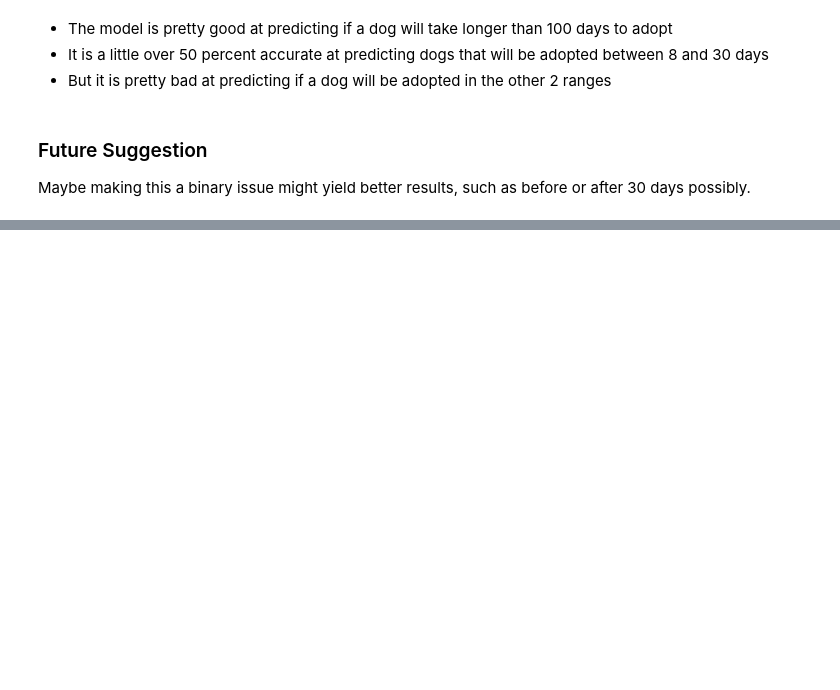
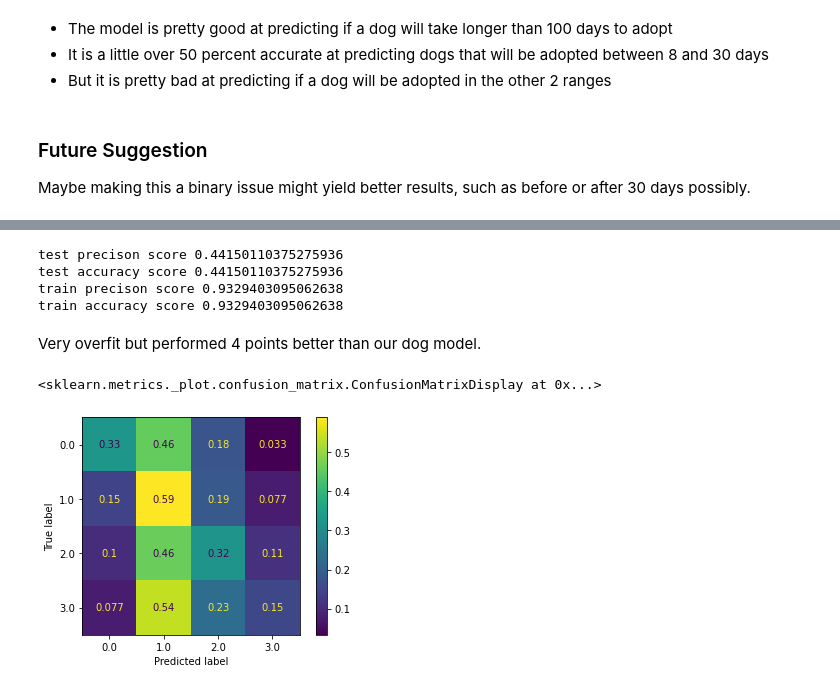
Before and after one commit to wharr1203/BloomingtonPetAdoption, a Jupyter notebook: Main Notebook.ipynb, the cells around one changed output, grey strips where cells are left out. Cells and saved outputs as stored; diff of their text form; code cells hidden in the pictures; blank space fills up the shorter version.

Commit message:
built simple model for cat data

```diff
--- a/Main Notebook.ipynb
+++ b/Main Notebook.ipynb
@@ -297,0 +386,3 @@ Maybe making this a binary issue might yield better results, such as before or a
+# %%
+X_tr_transformed_cat = preprocessor.fit_transform(X_train_cat)
+X_tr_transformed_cat.shape
@@ -297,0 +393,2 @@ Maybe making this a binary issue might yield better results, such as before or a
+# %%
+preprocessor.fit(X_train_cat)
@@ -297,0 +406,5 @@ Maybe making this a binary issue might yield better results, such as before or a
+# %%
+cat_dt_simple_model = Pipeline(steps=[
+    ('preprocessor', preprocessor),
+    ('classifier', DecisionTreeClassifier())
+])
@@ -297,0 +415,2 @@ Maybe making this a binary issue might yield better results, such as before or a
+# %%
+cat_dt_simple_model.fit(X_train_cat, y_train_cat)
@@ -297,0 +432,21 @@ Maybe making this a binary issue might yield better results, such as before or a
+# %%
+cat_dt_test_preds = cat_dt_simple_model.predict(X_test_cat)
+cat_dt_train_preds = cat_dt_simple_model.predict(X_train_cat)
+
+print('test precison score', precision_score(y_test_cat, cat_dt_test_preds, average='micro'))
+print('test accuracy score', accuracy_score(y_test_cat, cat_dt_test_preds))
+
+print('train precison score', precision_score(y_train_cat, cat_dt_train_preds, average='micro'))
+print('train accuracy score', accuracy_score(y_train_cat, cat_dt_train_preds))
+# %% [output]
+test precison score 0.44150110375275936
+test accuracy score 0.44150110375275936
+train precison score 0.9329403095062638
+train accuracy score 0.9329403095062638
+# %% [markdown]
+Very overfit but performed 4 points better than our dog model.
+# %%
+plot_confusion_matrix(cat_dt_simple_model, X_test_cat, y_test_cat, normalize='true')
+# %% [output]
+<sklearn.metrics._plot.confusion_matrix.ConfusionMatrixDisplay at 0x...>
+[figure, added]
```
Also changed, not shown: parts of 24 cells of this notebook.
